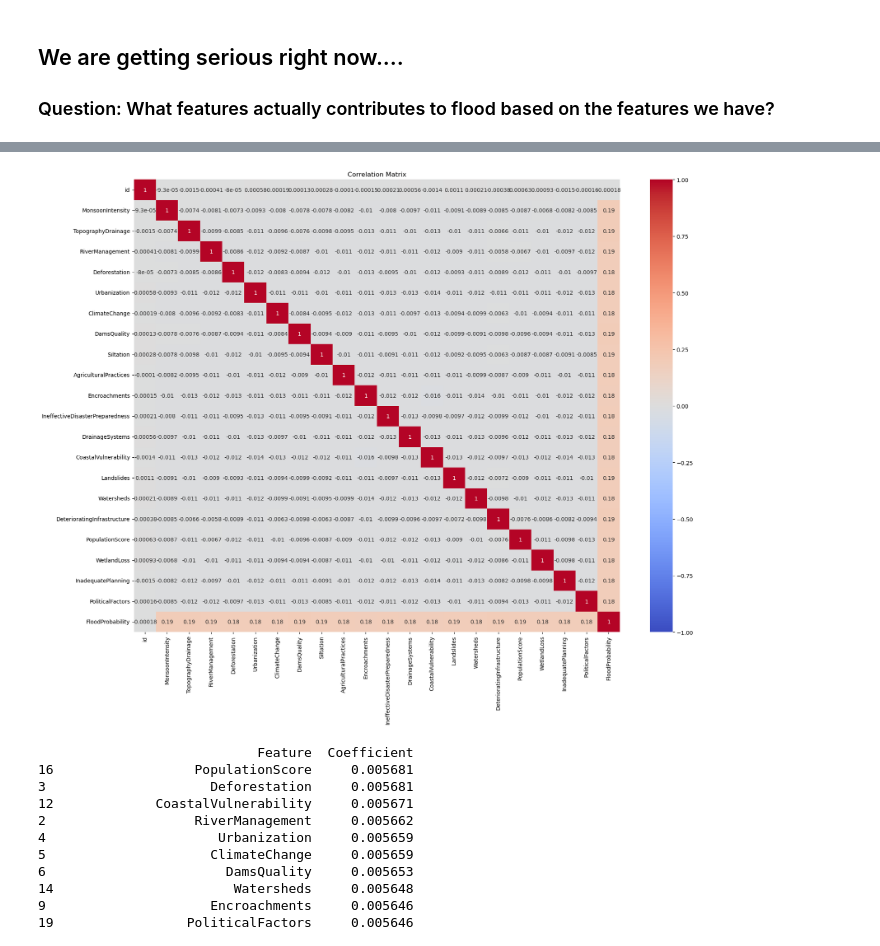
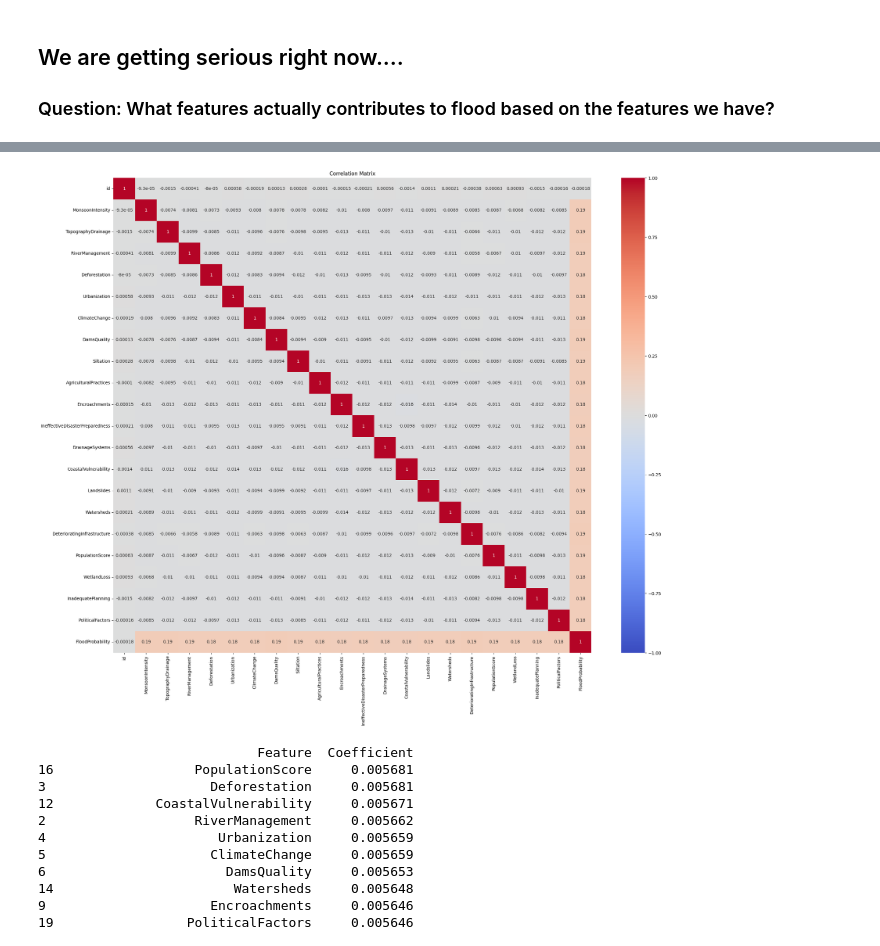
Before and after one commit to timothyafolami/Flood-Prediction, a Jupyter notebook: notebook_2.ipynb, the cells around one changed output, grey strips where cells are left out. Saved outputs shown, nothing was run; the diff lists cells and outputs as text; code cells hidden in the pictures.

```diff
--- a/notebook_2.ipynb
+++ b/notebook_2.ipynb
@@ -63,13 +63,13 @@ train.describe().T
 | FloodProbability | 1117957.0 | 0.504480 | 0.051026 | 0.285 | 0.47 | 0.505 | 0.54 | 0.725 |
 # %%
 # Correlation matrix
-plt.figure(figsize=(20, 15))
+plt.figure(figsize=(25, 20))
 correlation_matrix = train.corr()
 sns.heatmap(correlation_matrix, annot=True, cmap='coolwarm', vmin=-1, vmax=1)
 plt.title('Correlation Matrix')
 plt.show()
 # %% [output]
-[figure, old version]
+[figure, new version]
 # %%
 selected_features = ['MonsoonIntensity', 'TopographyDrainage', 'RiverManagement', 'Deforestation', 'Urbanization',
                      'ClimateChange', 'DamsQuality', 'Siltation', 'AgriculturalPractices', 'Encroachments',
```
Also changed, not shown: parts of 31 cells of this notebook, 5 other files.
